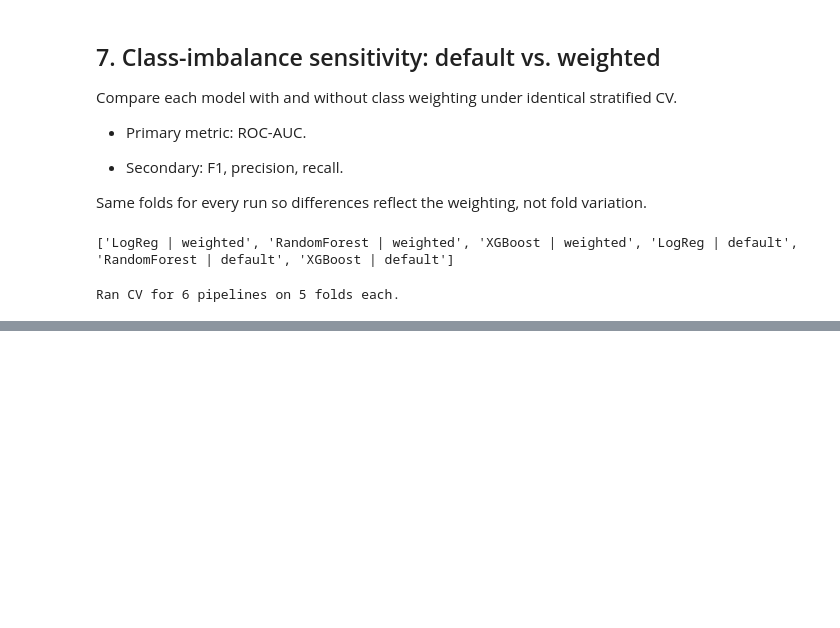
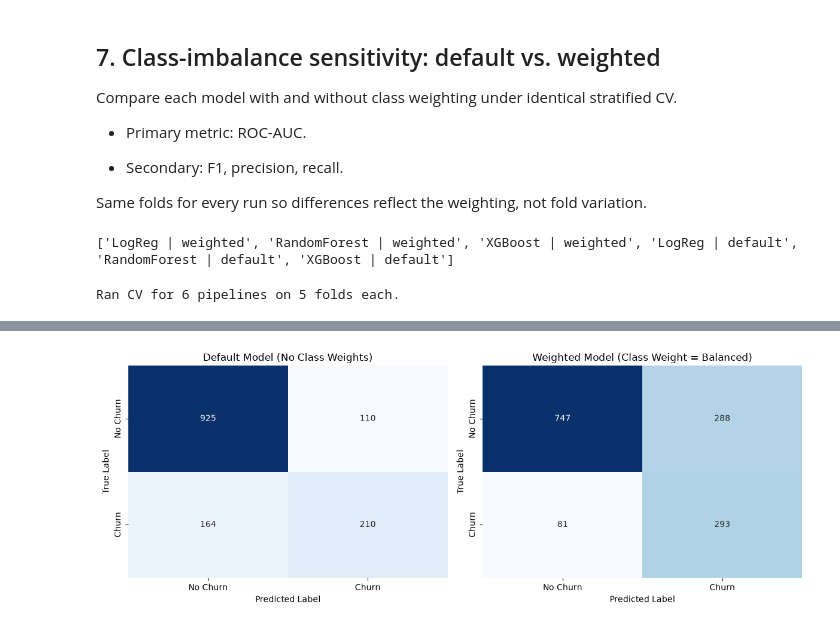
Before and after one commit to asterisktole01/Predictive-Customer-Churn, a Jupyter notebook: notebook/Predictive Customer Churn Classifier.ipynb, the cells around one changed output, grey strips where cells are left out. Drawn from its saved outputs; the diff is of its cells as text; code cells hidden in the pictures; blank space fills up the shorter version.

Commit message:
training and insights added

```diff
--- a/notebook/Predictive Customer Churn Classifier.ipynb
+++ b/notebook/Predictive Customer Churn Classifier.ipynb
@@ -361,0 +389,11 @@ Which variant do you carry forward as primary, and why? Tie it to the >0.80 AUC
+# %%
+
+# Fit Primary Models
+best_lr = pipelines_all['LogReg | weighted']
+best_lr.fit(X_train, y_train)
+
+baseline_lr = pipelines_all['LogReg | default']
+baseline_lr.fit(X_train, y_train)
+
+best_xgb = pipelines_all['XGBoost | weighted']
+best_xgb.fit(X_train, y_train)
@@ -361,0 +462,35 @@ Which variant do you carry forward as primary, and why? Tie it to the >0.80 AUC
+# %%
+# Logistic Regression
+# Get hard predictions (0 or 1) y
+y_pred_lr_default = baseline_lr.predict(X_test)
+y_pred_lr_weighted = best_lr.predict(X_test)
+
+# Calculate the confusion matrices
+cm_default = confusion_matrix(y_test, y_pred_lr_default)
+cm_weighted = confusion_matrix(y_test, y_pred_lr_weighted)
+
+# Plot them side-by-side using Seaborn heatmaps
+fig, axes = plt.subplots(1, 2, figsize=(12, 4.5))
+
+# Custom labels for the axes
+labels = ['No Churn', 'Churn']
+
+
+# Left: Default Model
+sns.heatmap(cm_default, annot=True, fmt='d', cmap='Blues', cbar=False,
+            xticklabels=labels, yticklabels=labels, ax=axes[0])
+axes[0].set_title('Default Model (No Class Weights)')
+axes[0].set_xlabel('Predicted Label')
+axes[0].set_ylabel('True Label')
+
+# Right: Weighted Model
+sns.heatmap(cm_weighted, annot=True, fmt='d', cmap='Blues', cbar=False,
+            xticklabels=labels, yticklabels=labels, ax=axes[1])
+axes[1].set_title('Weighted Model (Class Weight = Balanced)')
+axes[1].set_xlabel('Predicted Label')
+axes[1].set_ylabel('True Label')
+
+plt.tight_layout()
+plt.show()
+# %% [output]
+[figure, added]
```
Also changed, not shown: parts of 13 cells of this notebook, 4 other files.
